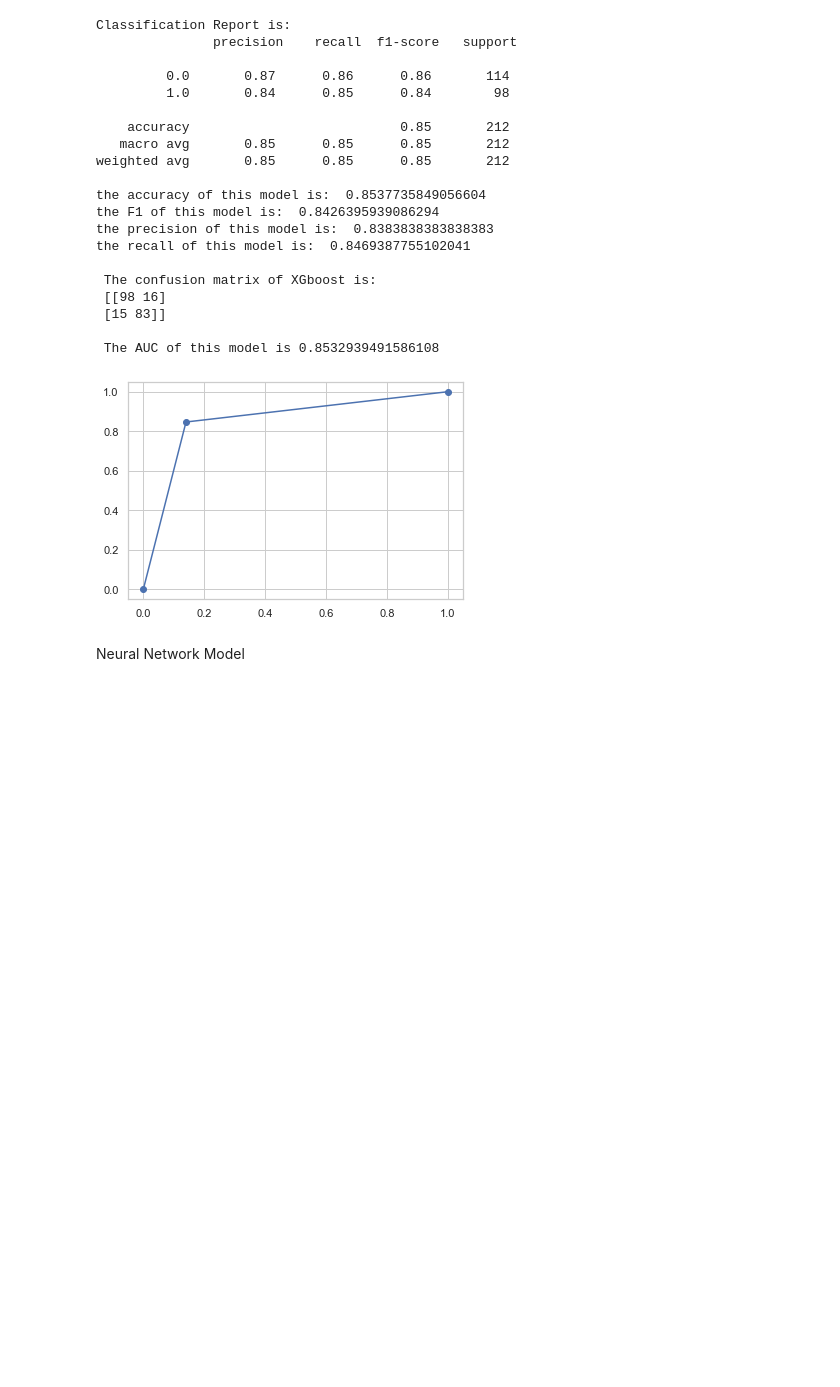
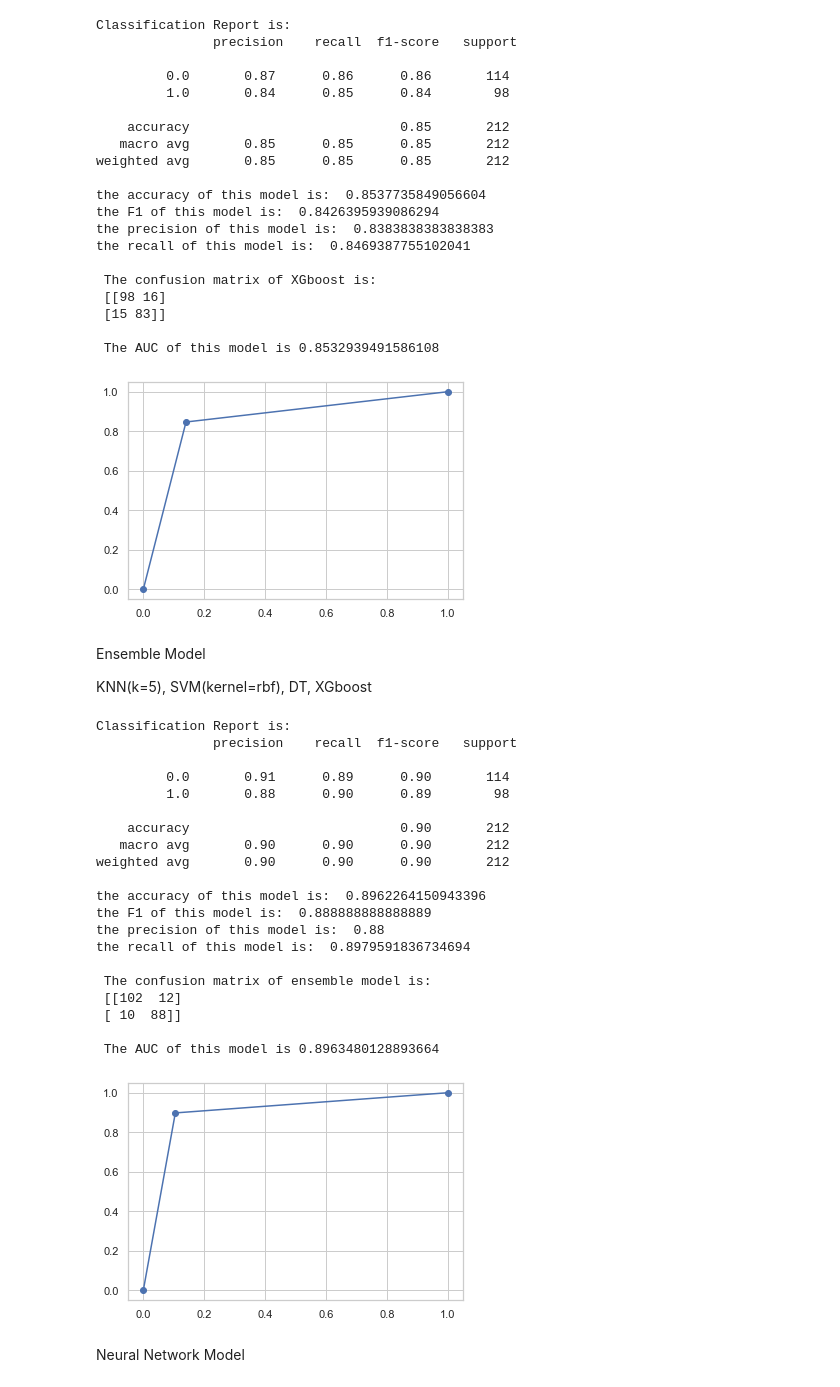
Before and after one commit to ZizhengFan/HeartDiseasePrediction, a Jupyter notebook: Assignmen2_ZizhengFan.ipynb, the cells around one changed output. Saved outputs shown, nothing was run; the diff lists cells and outputs as text; code cells hidden in the pictures; blank space fills up the shorter version.

```diff
--- a/beta.ipynb
+++ b/Assignmen2_ZizhengFan.ipynb
@@ -574,6 +580,72 @@ the recall of this model is:  0.8469387755102041
 
  The AUC of this model is 0.8532939491586108
 [figure]
+# %% [markdown]
+Ensemble Model
+
+KNN(k=5), SVM(kernel=rbf), DT, XGboost
+# %%
+knn_clf = KNeighborsClassifier(n_neighbors=5)
+svm_clf = SVC(kernel='rbf', probability=True)
+dt_clf = DecisionTreeClassifier(random_state=42)
+xgboost_clf = xgb.XGBClassifier(eval_metric='auc', n_jobs=-1)
+
+voting_clf = VotingClassifier(estimators=[('knn', knn_clf),
+                                          ('svm', svm_clf),
+                                          ('dt', dt_clf),
+                                          ('xgboost', xgboost_clf)],
+                              voting='soft', weights=[1, 1, 1, 1])
+
+# voting_clf = VotingClassifier(estimators=[('knn', knn_clf),
+#                                           ('svm', svm_clf),
+#                                           ('dt', dt_clf),
+#                                           ('xgboost', xgboost_clf)],
+#                               voting='hard')
+voting_clf.fit(X_train, y_train)
+
+y_predicted_voting = voting_clf.predict(X_test)
+
+print("Classification Report is:\n",classification_report(y_test, y_predicted_voting))
+m_voting = confusion_matrix(y_test , y_predicted_voting)
+print("the accuracy of this model is: ",
+      accuracy_score(y_test , y_predicted_voting))
+print("the F1 of this model is: ",
+      f1_score(y_test , y_predicted_voting))
+print("the precision of this model is: ",
+      precision_score(y_test , y_predicted_voting))
+print("the recall of this model is: ",
+      recall_score(y_test , y_predicted_voting))
+print("\n The confusion matrix of ensemble model is: ", "\n", m_voting)
+
+# Plotting the ROCCurve of decision tree
+fpr_voting, tpr_voting, thresold_voting= roc_curve(y_test, y_predicted_voting)
+AUC = auc(fpr_voting, tpr_voting)
+print(f"\n The AUC of this model is {AUC}")
+plt.figure()
+plt.plot(fpr_voting, tpr_voting, marker="o")
+plt.show()
+# %% [output]
+Classification Report is:
+               precision    recall  f1-score   support
+
+         0.0       0.91      0.89      0.90       114
+         1.0       0.88      0.90      0.89        98
+
+    accuracy                           0.90       212
+   macro avg       0.90      0.90      0.90       212
+weighted avg       0.90      0.90      0.90       212
+
+the accuracy of this model is:  0.8962264150943396
+the F1 of this model is:  0.888888888888889
+the precision of this model is:  0.88
+the recall of this model is:  0.8979591836734694
+
+ The confusion matrix of ensemble model is:
+ [[102  12]
+ [ 10  88]]
+
+ The AUC of this model is 0.8963480128893664
+[figure, added]
 # %% [markdown]
 Neural Network Model
 # %% [markdown]
```
Also changed, not shown: parts of 7 cells of this notebook, 2 other files.
